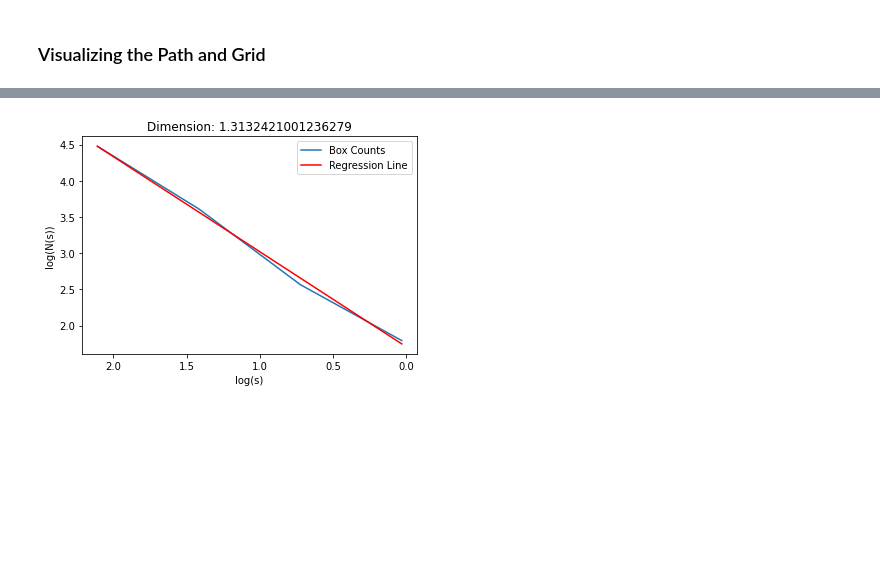
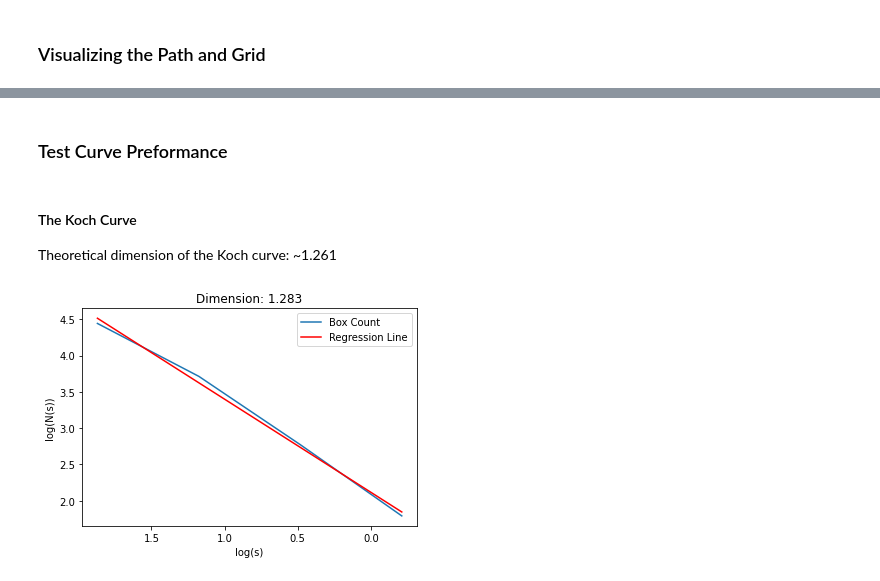
Before and after one commit to ninavergara605/Dimension_analysis, a Jupyter notebook: box_counting_method.ipynb, the cells around one changed output, grey strips where cells are left out. Saved outputs shown, nothing was run; the diff lists cells and outputs as text; code cells hidden in the pictures; blank space fills up the shorter version.

```diff
--- a/box_counting_method.ipynb
+++ b/box_counting_method.ipynb
@@ -190,19 +157,0 @@ y = [np.log(n) for n in N]
-# %%
-X = np.array(x).reshape(-1, 1)
-lr = LinearRegression(fit_intercept=True)
-lr.fit(X,y)
-lr.coef_
-
-y_pred = lr.predict(X)
-
-fig, ax = plt.subplots()
-ax.plot(x,y, label='Box Counts')
-ax.invert_xaxis()
-ax.set_xlabel('log(s)')
-ax.set_ylabel('log(N(s))');
-ax.plot(X,y_pred,c='r', label='Regression Line')
-dimension = lr.coef_
-ax.set_title(f'Dimension: {dimension[0]}');
-ax.legend();
-# %% [output]
-[figure, removed]
@@ -208,0 +178,33 @@ ax.legend();
+# %%
+def plot_regression_line(X, y_pred, y, dimension):
+  fig, ax = plt.subplots()
+  ax.plot(X,y, label='Box Count')
+  ax.plot(X,y_pred,c='r', label='Regression Line')
+  ax.invert_xaxis()
+
+  ax.set_xlabel('log(s)')
+  ax.set_ylabel('log(N(s))');
+  ax.set_title(f'Dimension: {np.round(dimension[0],3)}');
+  ax.legend();
+
+def calculate_fractal_dimension(_path):
+  N, magnification = grab_box_counts(_path)
+  x = [np.log(1/s) for s in magnification]
+  X = np.array(x).reshape(-1, 1)
+  y = [np.log(n) for n in N]
+  lr = LinearRegression(fit_intercept=True)
+  lr.fit(X,y)
+  y_pred = lr.predict(X)
+  dimension = lr.coef_
+
+  plot_regression_line(X, y_pred, y, dimension)
+  return dimension
+# %% [markdown]
+### Test Curve Preformance
+# %% [markdown]
+#### The Koch Curve
+Theoretical dimension of the Koch curve: ~1.261
+# %%
+calculate_fractal_dimension(koch_curve);
+# %% [output]
+[figure, added]
```
Also changed, not shown: parts of 22 cells of this notebook.
